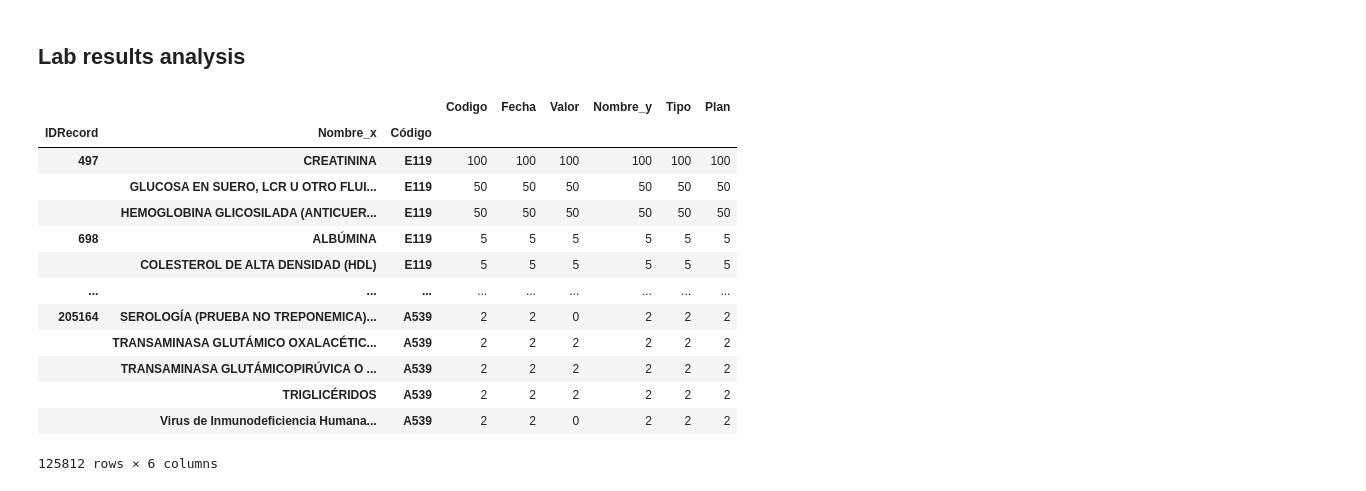
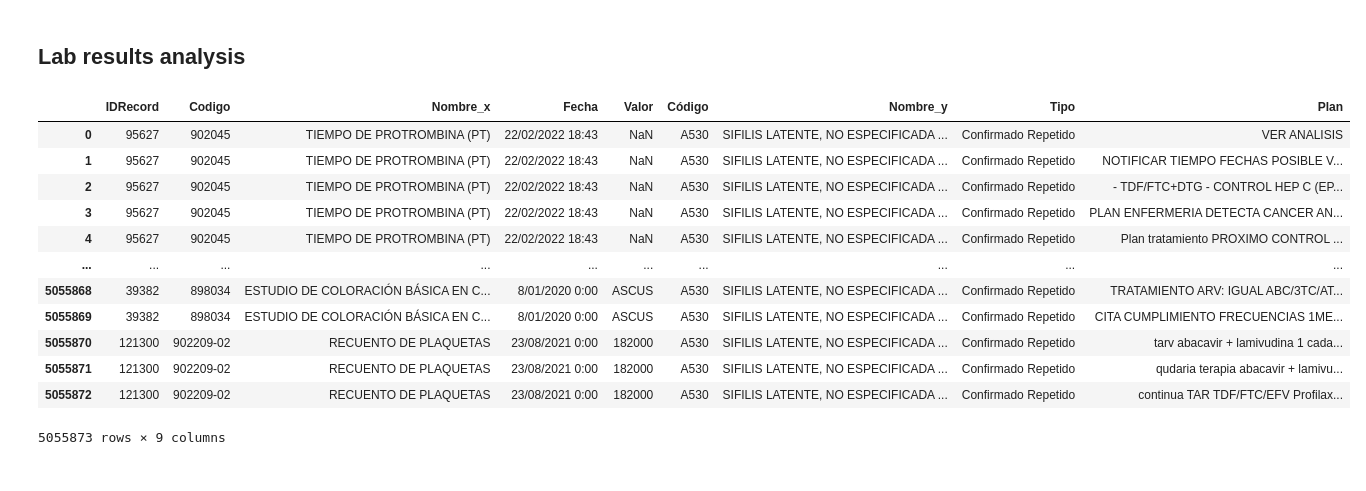
Before and after one commit to JuanGomez12/DataScience4AllProject, a Jupyter notebook: scripts/deep_EDA.ipynb, the cells around one changed output. Saved outputs shown, nothing was run; the diff lists cells and outputs as text; code cells hidden in the pictures.

```diff
--- a/scripts/deep_EDA.ipynb
+++ b/scripts/deep_EDA.ipynb
@@ -375,21 +406,22 @@ with pd.option_context('display.max_columns', None):
 | 9 | 69563.0 | A51 | SIFILIS PRECOZ | Confirmado Repetido | 1. TRATAMIENTO TDF/FTC/EFV 2. PRO... | 0 | 0 | 0 | 0 | 0 | 0 | ... |
 # %% [markdown]
 ## Lab results analysis
+# %%
+merged_lab
+# %% [output]
+|  | IDRecord | Codigo | Nombre_x | Fecha | Valor | Código | Nombre_y | Tipo | Plan |
+| 0 | 95627 | 902045 | TIEMPO DE PROTROMBINA (PT) | 22/02/2022 18:43 | NaN | A530 | SIFILIS LATENTE, NO ESPECIFICADA ... | Confirmado Repetido | VER ANALISIS |
+| 1 | 95627 | 902045 | TIEMPO DE PROTROMBINA (PT) | 22/02/2022 18:43 | NaN | A530 | SIFILIS LATENTE, NO ESPECIFICADA ... | Confirmado Repetido | NOTIFICAR TIEMPO FECHAS POSIBLE V... |
+| 2 | 95627 | 902045 | TIEMPO DE PROTROMBINA (PT) | 22/02/2022 18:43 | NaN | A530 | SIFILIS LATENTE, NO ESPECIFICADA ... | Confirmado Repetido | - TDF/FTC+DTG - CONTROL HEP C (EP... |
+| 3 | 95627 | 902045 | TIEMPO DE PROTROMBINA (PT) | 22/02/2022 18:43 | NaN | A530 | SIFILIS LATENTE, NO ESPECIFICADA ... | Confirmado Repetido | PLAN ENFERMERIA DETECTA CANCER AN... |
+| 4 | 95627 | 902045 | TIEMPO DE PROTROMBINA (PT) | 22/02/2022 18:43 | NaN | A530 | SIFILIS LATENTE, NO ESPECIFICADA ... | Confirmado Repetido | Plan tratamiento PROXIMO CONTROL ... |
+| ... | ... | ... | ... | ... | ... | ... | ... | ... | ... |
+| 5055868 | 39382 | 898034 | ESTUDIO DE COLORACIÓN BÁSICA EN C... | 8/01/2020 0:00 | ASCUS | A530 | SIFILIS LATENTE, NO ESPECIFICADA ... | Confirmado Repetido | TRATAMIENTO ARV: IGUAL ABC/3TC/AT... |
+| 5055869 | 39382 | 898034 | ESTUDIO DE COLORACIÓN BÁSICA EN C... | 8/01/2020 0:00 | ASCUS | A530 | SIFILIS LATENTE, NO ESPECIFICADA ... | Confirmado Repetido | CITA CUMPLIMIENTO FRECUENCIAS 1ME... |
+| 5055870 | 121300 | 902209-02 | RECUENTO DE PLAQUETAS | 23/08/2021 0:00 | 182000 | A530 | SIFILIS LATENTE, NO ESPECIFICADA ... | Confirmado Repetido | tarv abacavir + lamivudina 1 cada... |
+| 5055871 | 121300 | 902209-02 | RECUENTO DE PLAQUETAS | 23/08/2021 0:00 | 182000 | A530 | SIFILIS LATENTE, NO ESPECIFICADA ... | Confirmado Repetido | qudaria terapia abacavir + lamivu... |
+| 5055872 | 121300 | 902209-02 | RECUENTO DE PLAQUETAS | 23/08/2021 0:00 | 182000 | A530 | SIFILIS LATENTE, NO ESPECIFICADA ... | Confirmado Repetido | continua TAR TDF/FTC/EFV Profilax... |
+5055873 rows × 9 columns
 # %%
-merged_labs = merged_lab.groupby(['IDRecord', 'Nombre_x', 'Código']).count()
-merged_labs[merged_labs.Codigo > 1]
+merged_labs = merged_lab.groupby(['IDRecord', 'Nombre_lab'])
+# merged_labs[merged_labs.Codigo > 1]
-# %% [output]
-|  |  |  | Codigo | Fecha | Valor | Nombre_y | Tipo | Plan |
-| IDRecord | Nombre_x | Código |  |  |  |  |  |  |
-| 497 | CREATININA | E119 | 100 | 100 | 100 | 100 | 100 | 100 |
-|  | GLUCOSA EN SUERO, LCR U OTRO FLUI... | E119 | 50 | 50 | 50 | 50 | 50 | 50 |
-|  | HEMOGLOBINA GLICOSILADA (ANTICUER... | E119 | 50 | 50 | 50 | 50 | 50 | 50 |
-| 698 | ALBÚMINA | E119 | 5 | 5 | 5 | 5 | 5 | 5 |
-|  | COLESTEROL DE ALTA DENSIDAD (HDL) | E119 | 5 | 5 | 5 | 5 | 5 | 5 |
-| ... | ... | ... | ... | ... | ... | ... | ... | ... |
-| 205164 | SEROLOGÍA (PRUEBA NO TREPONEMICA)... | A539 | 2 | 2 | 0 | 2 | 2 | 2 |
-|  | TRANSAMINASA GLUTÁMICO OXALACÉTIC... | A539 | 2 | 2 | 2 | 2 | 2 | 2 |
-|  | TRANSAMINASA GLUTÁMICOPIRÚVICA O ... | A539 | 2 | 2 | 2 | 2 | 2 | 2 |
-|  | TRIGLICÉRIDOS | A539 | 2 | 2 | 2 | 2 | 2 | 2 |
-|  | Virus de Inmunodeficiencia Humana... | A539 | 2 | 2 | 0 | 2 | 2 | 2 |
-125812 rows × 6 columns
```
Also changed, not shown: parts of 15 cells of this notebook.
